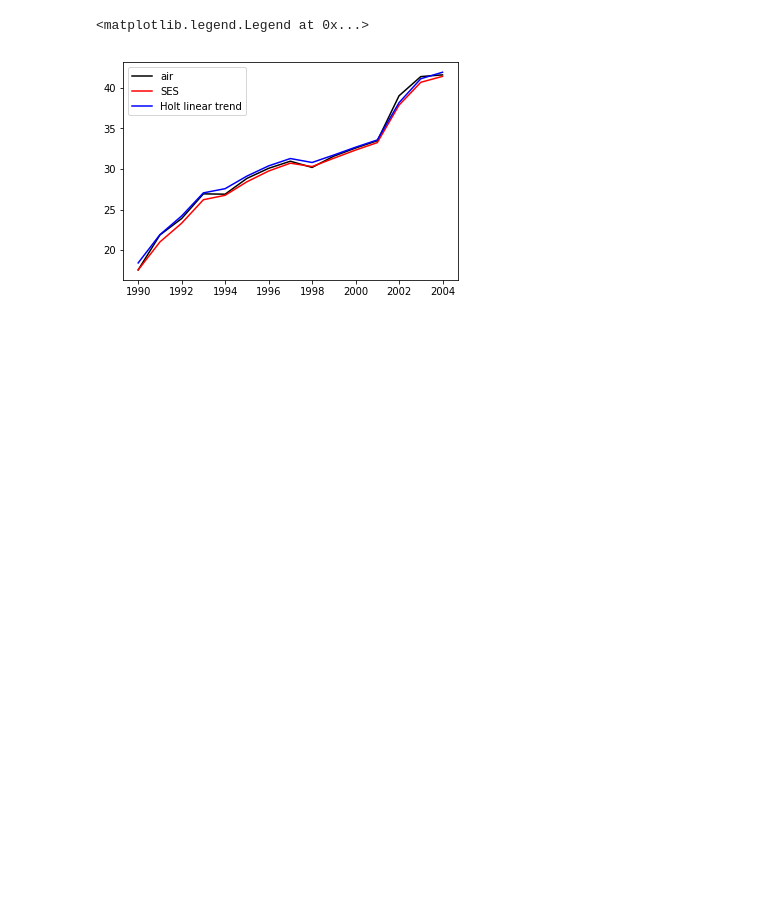
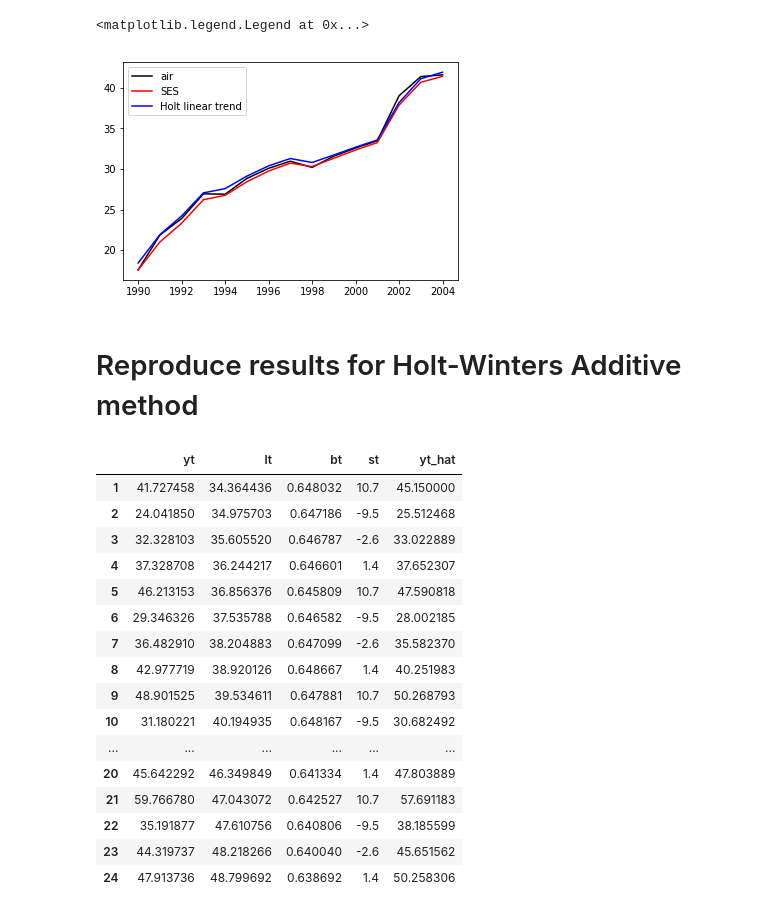
Before and after one commit to ankurKumar1988/Time-Series-Analysis-Desktop-Platform-in-Python, a Jupyter notebook: Forecasting_PrinciplesAndPractice_JupyterNotebook/Chapter7.ipynb, the cells around one changed output. Drawn from its saved outputs; the diff is of its cells as text; code cells hidden in the pictures; blank space fills up the shorter version.

```diff
--- a/Forecasting_PrinciplesAndPractice_JupyterNotebook/Chapter7.ipynb
+++ b/Forecasting_PrinciplesAndPractice_JupyterNotebook/Chapter7.ipynb
@@ -161,3 +166,58 @@ plt.legend(loc='best')
 # %% [output]
 <matplotlib.legend.Legend at 0x...>
 [figure]
+# %% [markdown]
+# Reproduce results for Holt-Winters Additive method
+# %%
+# read data
+aust = pd.read_csv('austourists.csv',sep=',',header=0,index_col=0)
+austdata = aust.iloc[20:,0].values
+
+# initialize arrays
+yhat = np.zeros((len(austdata)))
+l = np.zeros((len(austdata)))
+b = np.zeros((len(austdata)))
+s = np.zeros((len(austdata)))
+
+# put initial estimates as given in the book
+l[3] = 33.8
+b[3] = 0.65
+s[0], s[1], s[2], s[3] = 10.7, -9.5, -2.6, 1.4
+
+# put estimated parameters
+alpha = 0.025
+beta = 0.023
+gamma = 0
+m = 4
+
+# One-step forecasts
+for i in range(4,len(austdata)):
+    yhat[i] = l[i-1]+b[i-1]+s[i-1-m+1] # hm is 1
+    l[i] = alpha*(austdata[i]-s[i-m])+(1-alpha)*(l[i-1]+b[i-1])
+    b[i] = beta*(l[i]-l[i-1])+(1-beta)*b[i-1]
+    s[i] = gamma*(austdata[i]-l[i-1]-b[i-1])+(1-gamma)*s[i-m]
+
+combined_data = np.column_stack((austdata,l,b,s,yhat))
+HW_additive = combined_data[4:,:]
+
+# create dataframe object
+table = pd.DataFrame(data=HW_additive,index=range(1,25),columns=['yt','lt','bt','st','yt_hat'])
+display(table)
+# %% [output]
+|  | yt | lt | bt | st | yt_hat |
+| 1 | 41.727458 | 34.364436 | 0.648032 | 10.7 | 45.150000 |
+| 2 | 24.041850 | 34.975703 | 0.647186 | -9.5 | 25.512468 |
+| 3 | 32.328103 | 35.605520 | 0.646787 | -2.6 | 33.022889 |
+| 4 | 37.328708 | 36.244217 | 0.646601 | 1.4 | 37.652307 |
+| 5 | 46.213153 | 36.856376 | 0.645809 | 10.7 | 47.590818 |
+| 6 | 29.346326 | 37.535788 | 0.646582 | -9.5 | 28.002185 |
+| 7 | 36.482910 | 38.204883 | 0.647099 | -2.6 | 35.582370 |
+| 8 | 42.977719 | 38.920126 | 0.648667 | 1.4 | 40.251983 |
+| 9 | 48.901525 | 39.534611 | 0.647881 | 10.7 | 50.268793 |
+| 10 | 31.180221 | 40.194935 | 0.648167 | -9.5 | 30.682492 |
+| ... | ... | ... | ... | ... | ... |
+| 20 | 45.642292 | 46.349849 | 0.641334 | 1.4 | 47.803889 |
+| 21 | 59.766780 | 47.043072 | 0.642527 | 10.7 | 57.691183 |
+| 22 | 35.191877 | 47.610756 | 0.640806 | -9.5 | 38.185599 |
+| 23 | 44.319737 | 48.218266 | 0.640040 | -2.6 | 45.651562 |
+| 24 | 47.913736 | 48.799692 | 0.638692 | 1.4 | 50.258306 |
```
Also changed, not shown: parts of 4 cells of this notebook.
